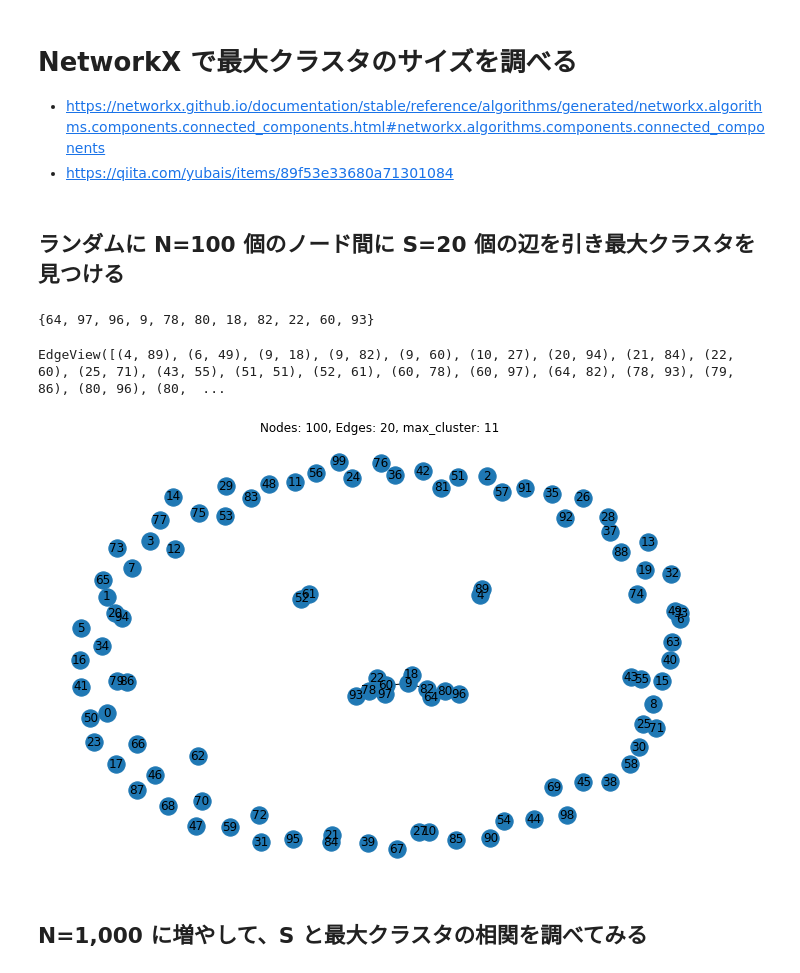
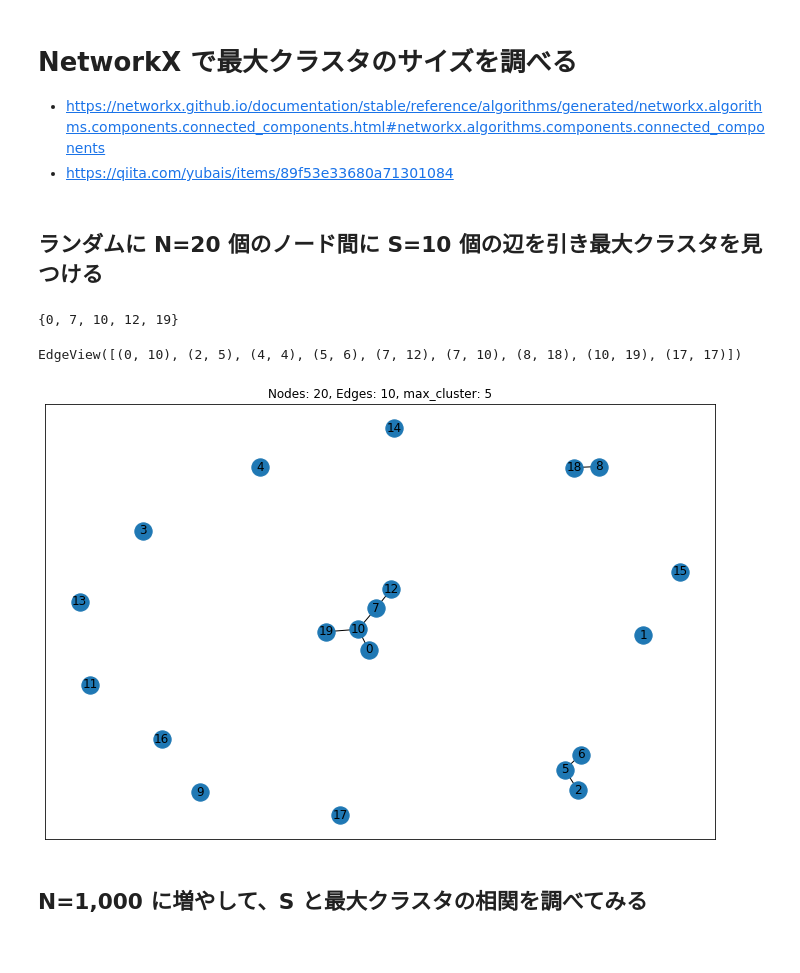
Before and after one commit to Hironobu-Kawaguchi/Hello-World, a Jupyter notebook: graph/networkx_connected_components.ipynb, the cells around one changed output. Drawn from its saved outputs; the diff is of its cells as text; code cells hidden in the pictures.

Commit message:
draw_networkx

```diff
--- a/graph/networkx_connected_components.ipynb
+++ b/graph/networkx_connected_components.ipynb
@@ -9,11 +9,12 @@ import matplotlib.pyplot as plt
 %matplotlib inline
 from tqdm import tqdm_notebook as tqdm
 # %% [markdown]
-## ランダムに N=100 個のノード間に S=20 個の辺を引き最大クラスタを見つける
+## ランダムに N=20 個のノード間に S=10 個の辺を引き最大クラスタを見つける
 # %%
-N = 100 # number of nodes
-# N = 20 # number of nodes
-S = 20  # number of edges
+# N = 100 # number of nodes
+N = 20 # number of nodes
+# S = 20  # number of edges
+S = 10  # number of edges
 
 G = nx.Graph()
 G.add_nodes_from(np.arange(N))
@@ -27,20 +28,21 @@ for component in nx.connected_components(G):
                 max_size = len(max_cluster)
 print(max_cluster)
 # %% [output]
-{64, 97, 96, 9, 78, 80, 18, 82, 22, 60, 93}
+{0, 7, 10, 12, 19}
 # %%
 G.edges
 # %% [output]
-EdgeView([(4, 89), (6, 49), (9, 18), (9, 82), (9, 60), (10, 27), (20, 94), (21, 84), (22, 60), (25, 71), (43, 55), (51, 51), (52, 61), (60, 78), (60, 97), (64, 82), (78, 93), (79, 86), (80, 96), (80,  ...
+EdgeView([(0, 10), (2, 5), (4, 4), (5, 6), (7, 12), (7, 10), (8, 18), (10, 19), (17, 17)])
 # %%
 # draw graph
 plt.figure(figsize=(12,8))
 plt.title("Nodes: {}, Edges: {}, max_cluster: {}".format(N, S, max_size))
-nx.draw(G, with_labels=True)
-# nx.draw(G, nodelist=max_cluster, alpha=0.8, color='b', node_size=100)
+nx.draw_networkx(G)
+# nx.draw_networkx(G, alpha=0.3, color='r', node_size=100)
+# nx.draw_networkx(G, nodelist=max_cluster, alpha=0.8, color='b', node_size=100)
 plt.show()
 # %% [output]
-[figure, old version]
+[figure, new version]
 # %% [markdown]
  ## N=1,000 に増やして、S と最大クラスタの相関を調べてみる
 # %%
```
